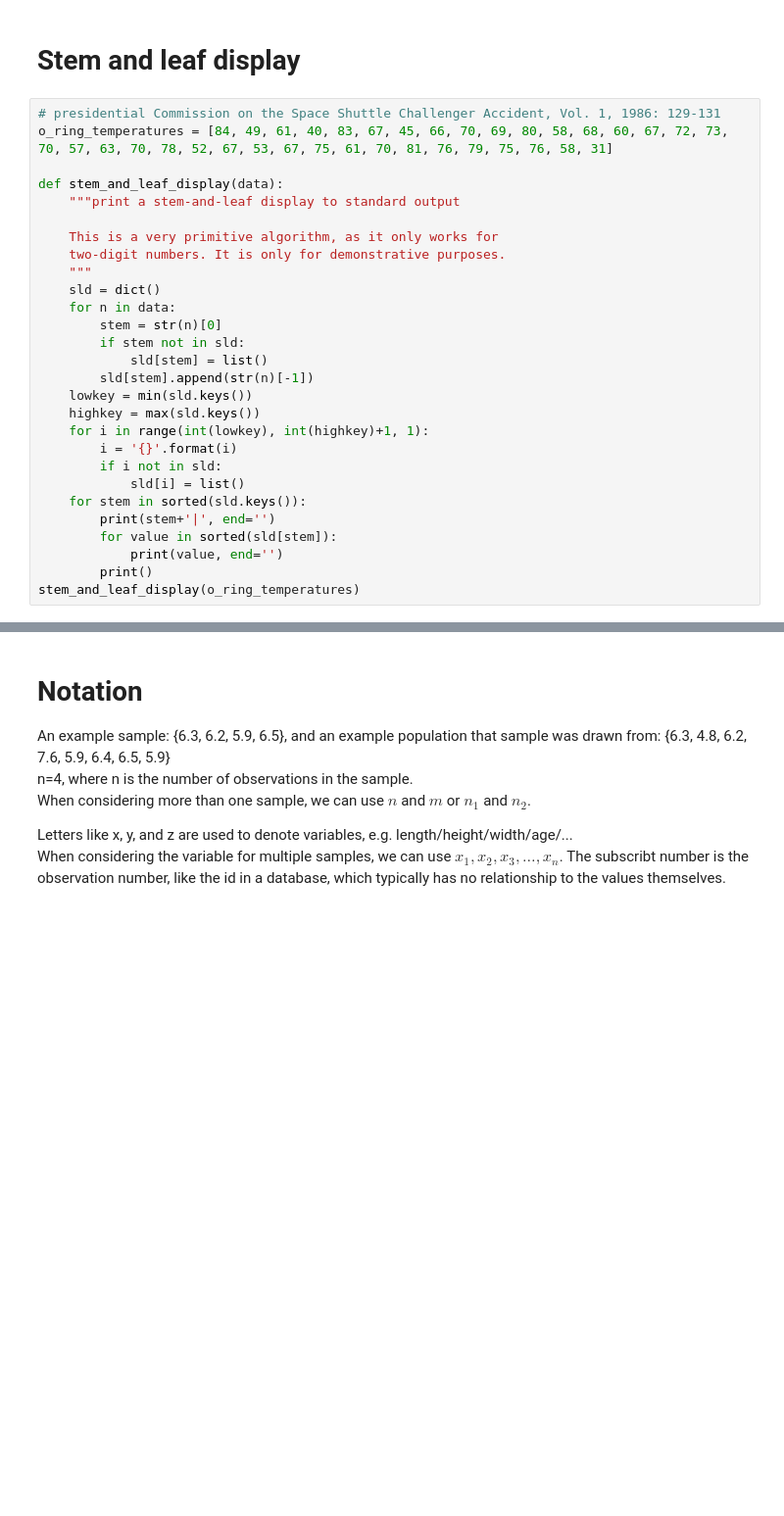
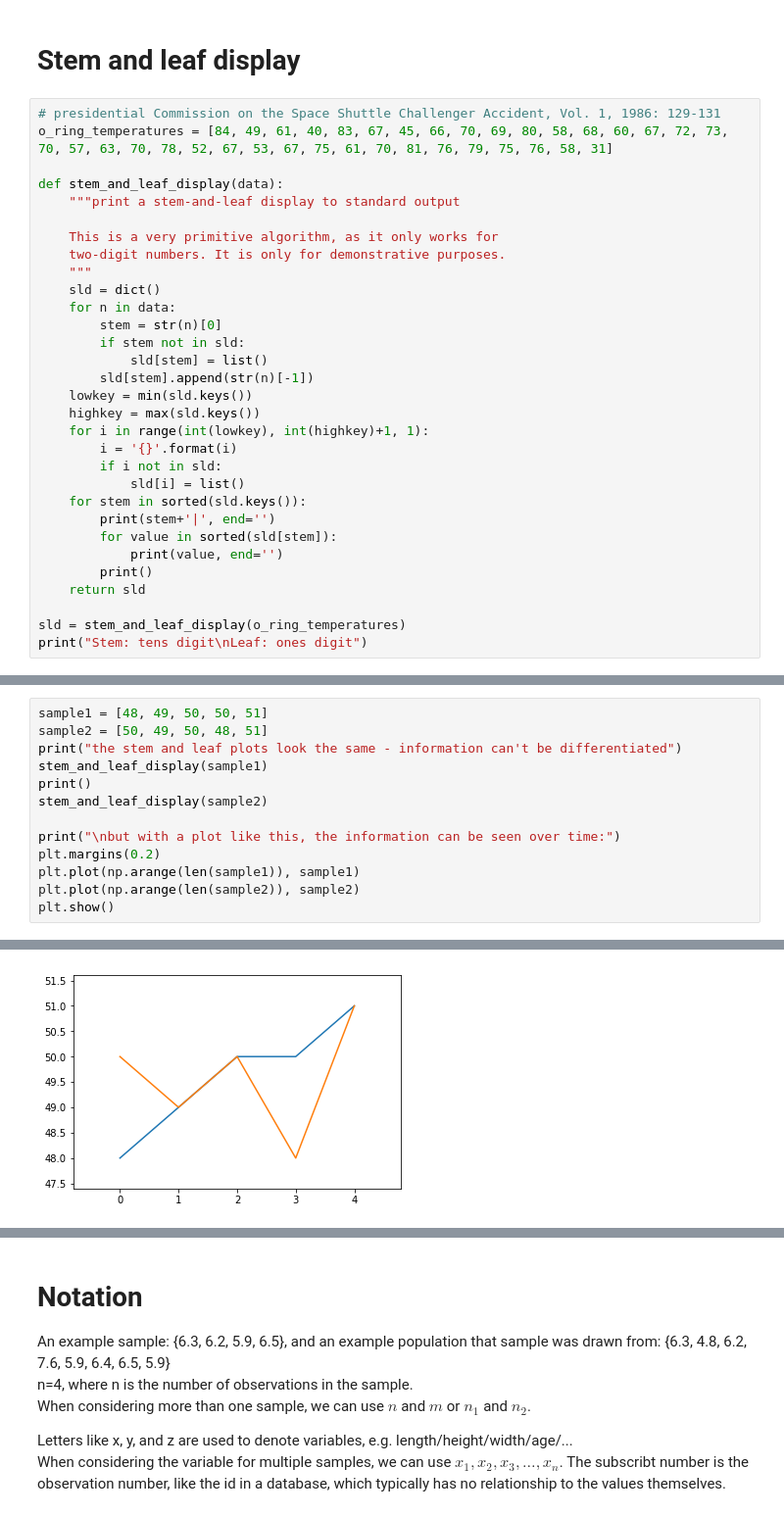
Before and after one commit to mica5/statistics, a Jupyter notebook: statistics.ipynb, the cells around one changed output, grey strips where cells are left out. Shown at 98% size. Cells and saved outputs as stored; diff of their text form; blank space fills up the shorter version.

```diff
--- a/statistics.ipynb
+++ b/statistics.ipynb
@@ -77,7 +77,10 @@ def stem_and_leaf_display(data):
         for value in sorted(sld[stem]):
             print(value, end='')
         print()
-stem_and_leaf_display(o_ring_temperatures)
+    return sld
+
+sld = stem_and_leaf_display(o_ring_temperatures)
+print("Stem: tens digit\nLeaf: ones digit")
 # %% [output]
 3|1
 4|059
@@ -87,0 +124,14 @@ stem_and_leaf_display(o_ring_temperatures)
+# %%
+sample1 = [48, 49, 50, 50, 51]
+sample2 = [50, 49, 50, 48, 51]
+print("the stem and leaf plots look the same - information can't be differentiated")
+stem_and_leaf_display(sample1)
+print()
+stem_and_leaf_display(sample2)
+
+print("\nbut with a plot like this, the information can be seen over time:")
+plt.margins(0.2)
+plt.plot(np.arange(len(sample1)), sample1)
+plt.plot(np.arange(len(sample2)), sample2)
+plt.show()
+# %% [output]
@@ -87,0 +146 @@ stem_and_leaf_display(o_ring_temperatures)
+[figure, added]
```
Also changed, not shown: parts of 24 cells of this notebook.
